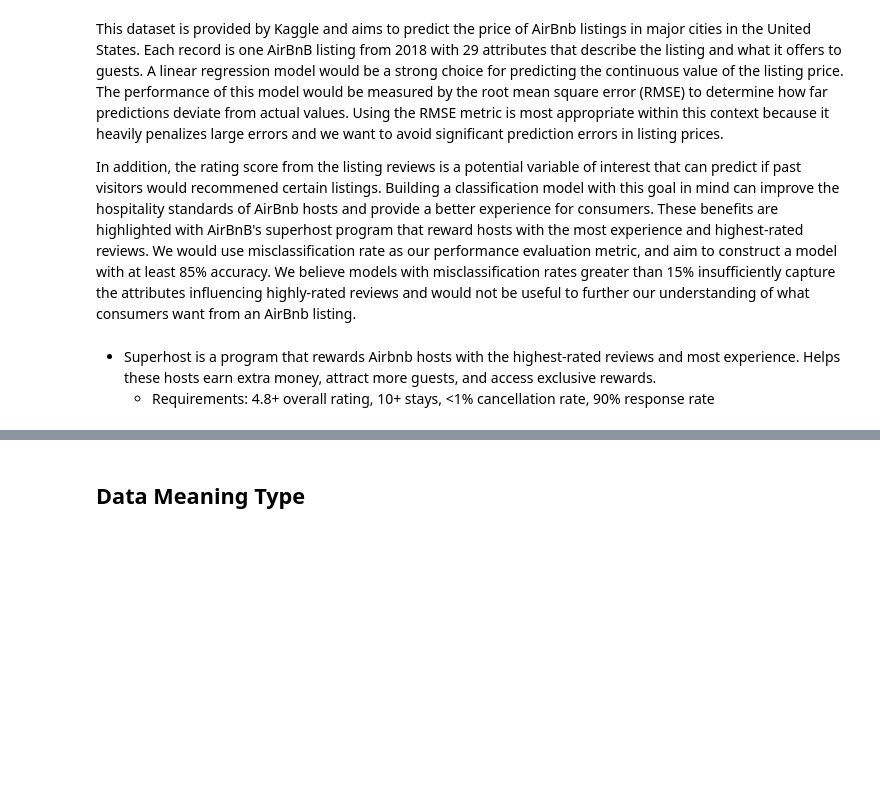
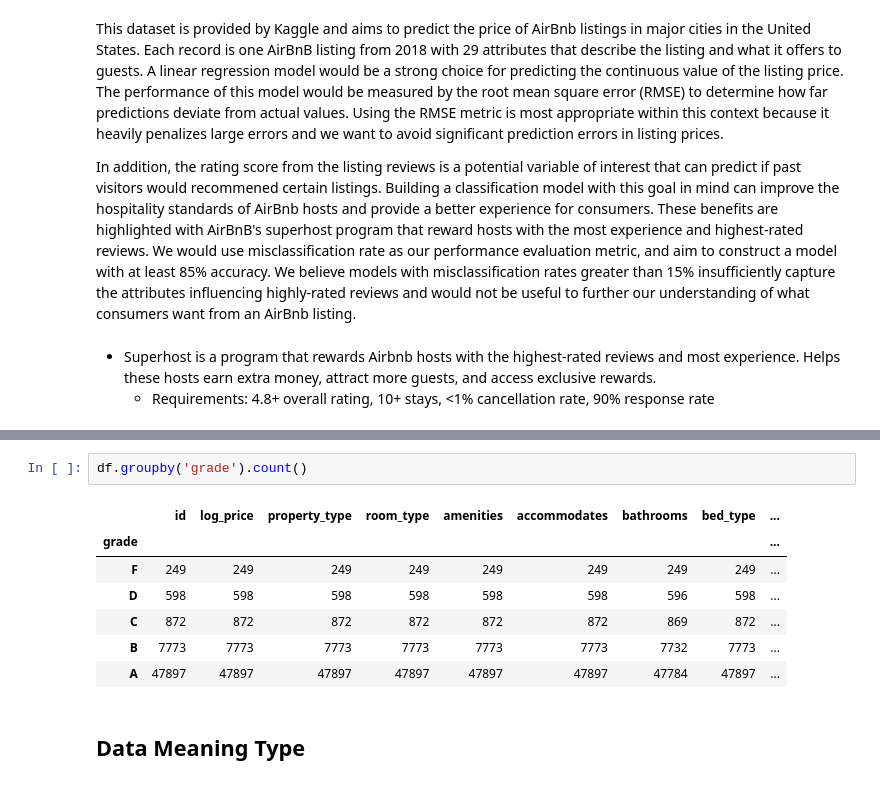
Before and after one commit to anguyen-07/DS7331-ML_Labs, a Jupyter notebook: DS7331_Lab1_VizProcessing_AirBnB.ipynb, the cells around one changed output, grey strips where cells are left out. Drawn from its saved outputs; the diff is of its cells as text; blank space fills up the shorter version.

```diff
--- a/DS7331_Lab1_VizProcessing_AirBnB.ipynb
+++ b/DS7331_Lab1_VizProcessing_AirBnB.ipynb
@@ -39,3 +49,13 @@ df.head()
+# %%
+df.groupby('grade').count()
+# %% [output]
+|  | id | log_price | property_type | room_type | amenities | accommodates | bathrooms | bed_type | ... |
+| grade |  |  |  |  |  |  |  |  | ... |
+| F | 249 | 249 | 249 | 249 | 249 | 249 | 249 | 249 | ... |
+| D | 598 | 598 | 598 | 598 | 598 | 598 | 596 | 598 | ... |
+| C | 872 | 872 | 872 | 872 | 872 | 872 | 869 | 872 | ... |
+| B | 7773 | 7773 | 7773 | 7773 | 7773 | 7773 | 7732 | 7773 | ... |
+| A | 47897 | 47897 | 47897 | 47897 | 47897 | 47897 | 47784 | 47897 | ... |
 # %% [markdown]
 ## Data Meaning Type
 # %%
```
Also changed, not shown: parts of 2 cells of this notebook.
